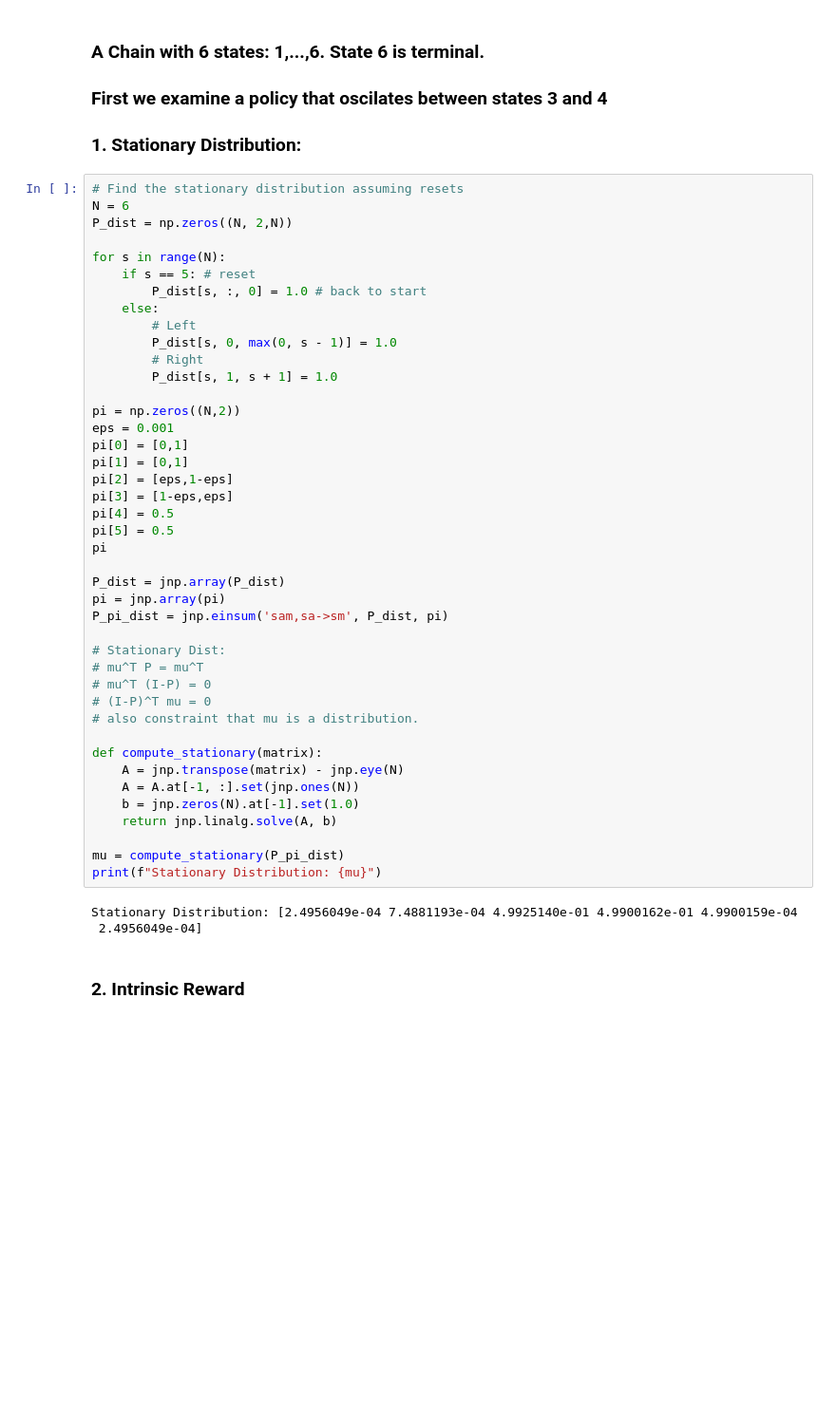
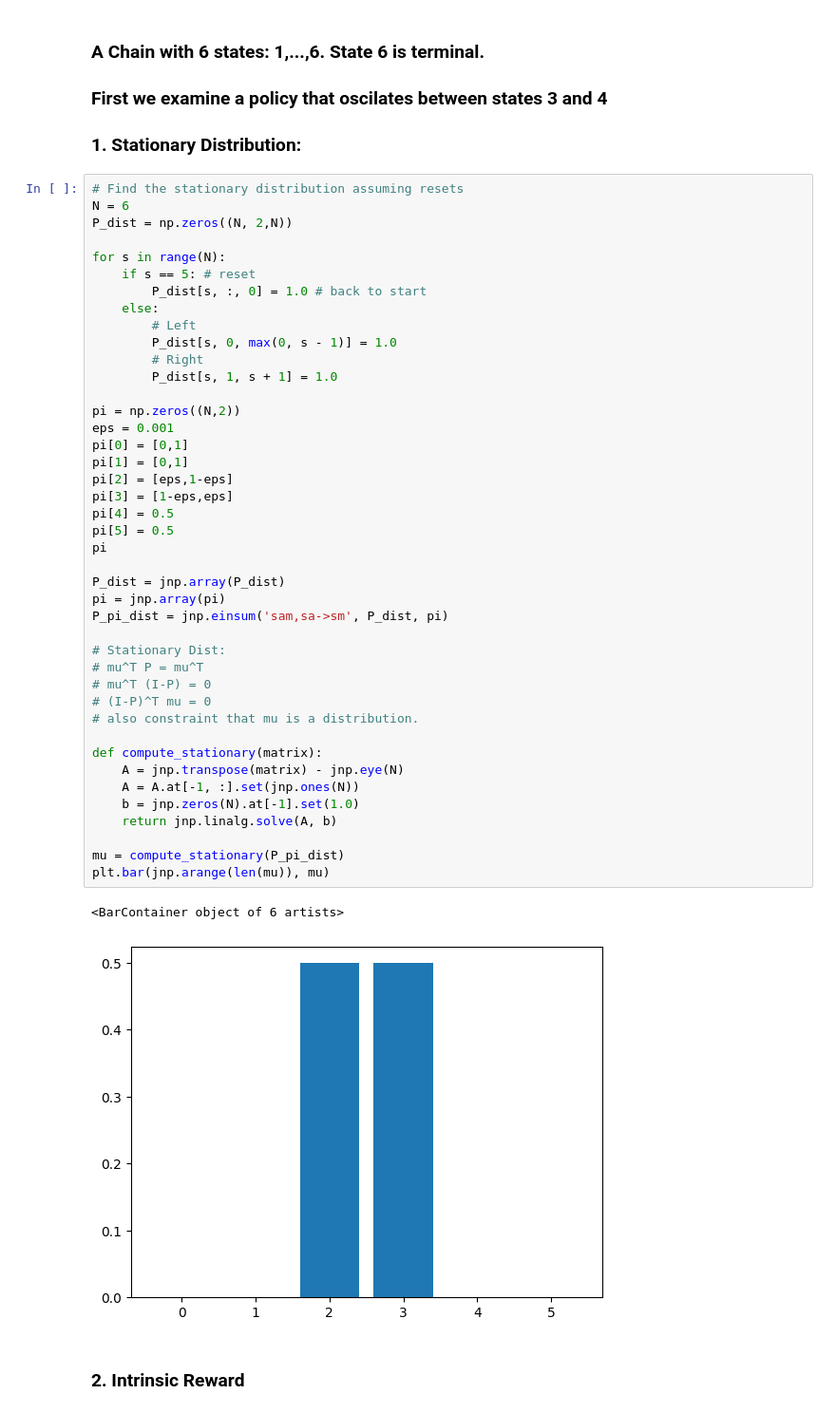
Before and after one commit to dillonmsandhu/td-avar-explore, a Jupyter notebook: deep/notebooks/demonstrate_lstd.ipynb, the cells around one changed output. Shown at 95% size. Saved outputs shown, nothing was run; the diff lists cells and outputs as text; blank space fills up the shorter version.

```diff
--- a/deep/notebooks/demonstrate_lstd.ipynb
+++ b/deep/notebooks/demonstrate_lstd.ipynb
@@ -22,36 +22,36 @@ for s in range(N):
         P_dist[s, 1, s + 1] = 1.0
 
 pi = np.zeros((N,2))
 eps = 0.001
 pi[0] = [0,1]
 pi[1] = [0,1]
 pi[2] = [eps,1-eps]
 pi[3] = [1-eps,eps]
 pi[4] = 0.5
 pi[5] = 0.5
 pi
 
 P_dist = jnp.array(P_dist)
 pi = jnp.array(pi)
 P_pi_dist = jnp.einsum('sam,sa->sm', P_dist, pi)
 
 # Stationary Dist:
 # mu^T P = mu^T
 # mu^T (I-P) = 0
 # (I-P)^T mu = 0
 # also constraint that mu is a distribution.
 
 def compute_stationary(matrix):
     A = jnp.transpose(matrix) - jnp.eye(N)
     A = A.at[-1, :].set(jnp.ones(N))
     b = jnp.zeros(N).at[-1].set(1.0)
     return jnp.linalg.solve(A, b)
 
 mu = compute_stationary(P_pi_dist)
-print(f"Stationary Distribution: {mu}")
+plt.bar(jnp.arange(len(mu)), mu)
 # %% [output]
-Stationary Distribution: [2.4956049e-04 7.4881193e-04 4.9925140e-01 4.9900162e-01 4.9900159e-04
- 2.4956049e-04]
+<BarContainer object of 6 artists>
+[figure, added]
 # %% [markdown]
 ### 2. Intrinsic Reward
 # %%
```
Also changed, not shown: parts of 6 cells of this notebook, 19 other files.
